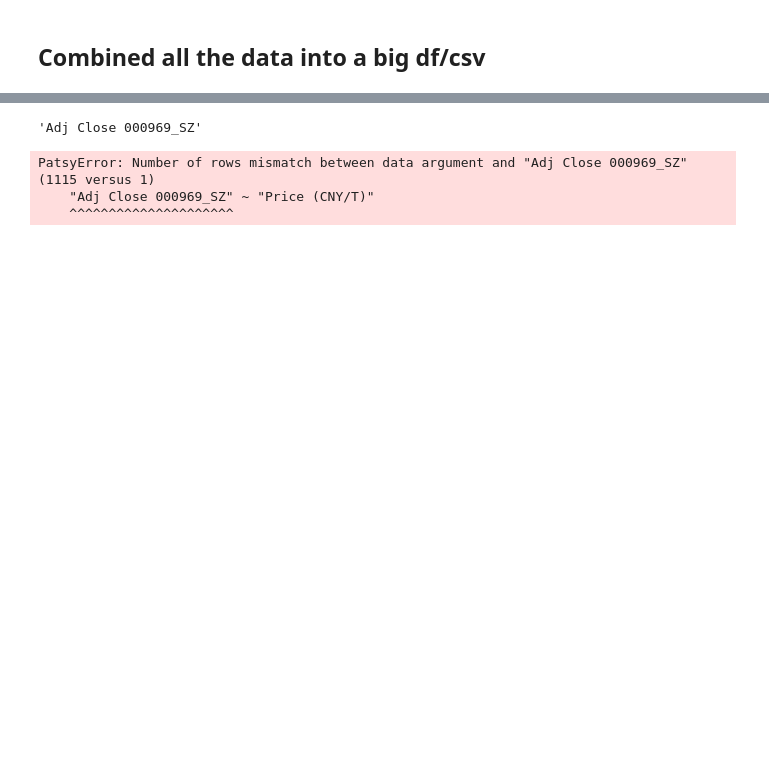
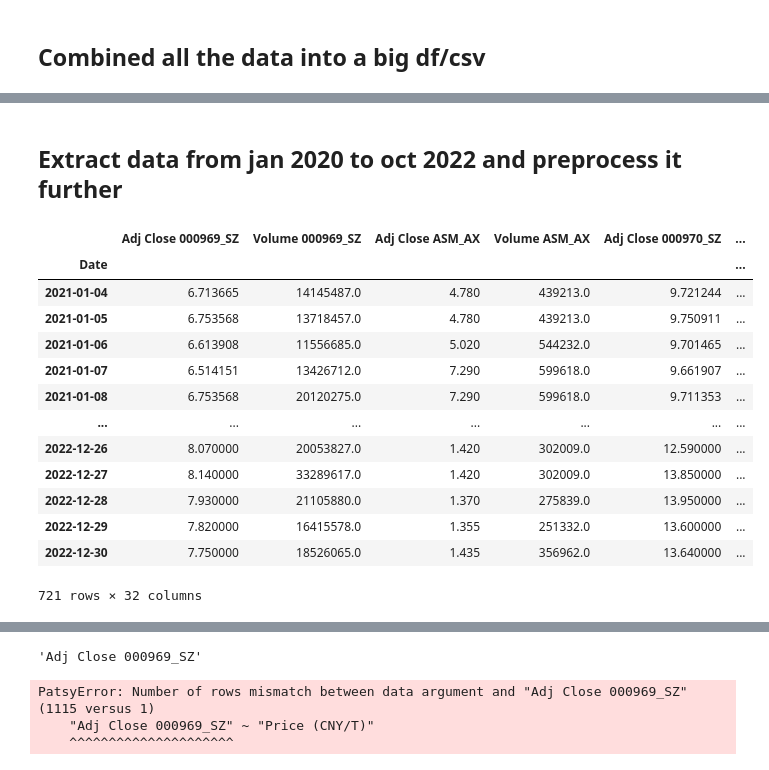
Before and after one commit to descentbw/Metal-Price-Prediction, a Jupyter notebook: feature_selection.ipynb, the cells around one changed output, grey strips where cells are left out. Cells and saved outputs as stored; diff of their text form; code cells hidden in the pictures; blank space fills up the shorter version.

Commit message:
preprocessing prenormalise v2

```diff
--- a/feature_selection.ipynb
+++ b/feature_selection.ipynb
@@ -75,3 +75,5 @@ df_price_neodymium = df_price_neodymium.set_index("Date")
 df = df.join(df_price_neodymium, how = "left")
 # %%
 df["Price (CNY/T)"] = df["Price (CNY/T)"].shift(periods = 30) ## Adding response variable to the df, shift 30 days look ahead period
+# %% [markdown]
+## Extract data from jan 2020 to oct 2022 and preprocess it further
@@ -78,3 +85,20 @@ df["Price (CNY/T)"] = df["Price (CNY/T)"].shift(periods = 30) ## Adding response
+# %%
+df
+# %% [output]
+|  | Adj Close 000969_SZ | Volume 000969_SZ | Adj Close ASM_AX | Volume ASM_AX | Adj Close 000970_SZ | ... |
+| Date |  |  |  |  |  | ... |
+| 2021-01-04 | 6.713665 | 14145487.0 | 4.780 | 439213.0 | 9.721244 | ... |
+| 2021-01-05 | 6.753568 | 13718457.0 | 4.780 | 439213.0 | 9.750911 | ... |
+| 2021-01-06 | 6.613908 | 11556685.0 | 5.020 | 544232.0 | 9.701465 | ... |
+| 2021-01-07 | 6.514151 | 13426712.0 | 7.290 | 599618.0 | 9.661907 | ... |
+| 2021-01-08 | 6.753568 | 20120275.0 | 7.290 | 599618.0 | 9.711353 | ... |
+| ... | ... | ... | ... | ... | ... | ... |
+| 2022-12-26 | 8.070000 | 20053827.0 | 1.420 | 302009.0 | 12.590000 | ... |
+| 2022-12-27 | 8.140000 | 33289617.0 | 1.420 | 302009.0 | 13.850000 | ... |
+| 2022-12-28 | 7.930000 | 21105880.0 | 1.370 | 275839.0 | 13.950000 | ... |
+| 2022-12-29 | 7.820000 | 16415578.0 | 1.355 | 251332.0 | 13.600000 | ... |
+| 2022-12-30 | 7.750000 | 18526065.0 | 1.435 | 356962.0 | 13.640000 | ... |
+721 rows × 32 columns
 # %%
 df.to_csv("combined_raw_variables.csv")
 # %%
```
Also changed, not shown: parts of 3 cells of this notebook.
